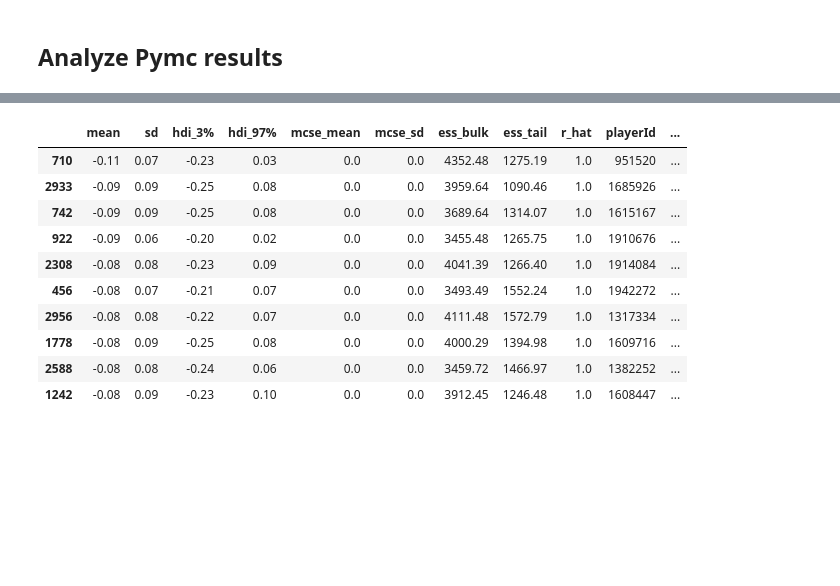
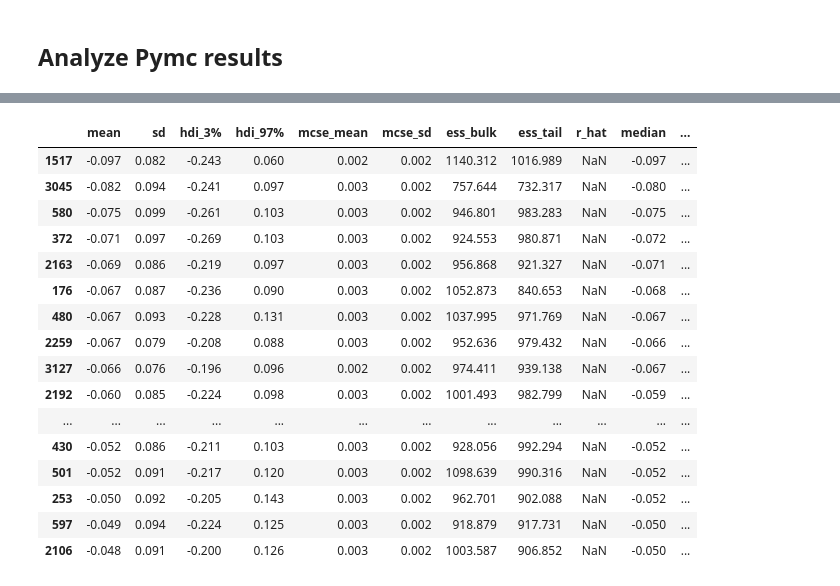
Before and after one commit to fshemaj/Machine-Learning-Project, a Jupyter notebook: CBB_RAPM/CBB_Rapm_Bayesian_Model.ipynb, the cells around one changed output, grey strips where cells are left out. Drawn from its saved outputs; the diff is of its cells as text; code cells hidden in the pictures; blank space fills up the shorter version.

Commit message:
fitting on all of men's  23-24 season data

```diff
--- a/CBB_RAPM/CBB_Rapm_Bayesian_Model.ipynb
+++ b/CBB_RAPM/CBB_Rapm_Bayesian_Model.ipynb
@@ -2921,0 +3436,3 @@ poss_df = bq.query(poss_query).to_dataframe()
+# %%
+n_samples = len(poss_df)
+n_features = X_sparse_full.shape[1]
@@ -2921,0 +3503,22 @@ poss_df = bq.query(poss_query).to_dataframe()
+# %%
+off_def_adj_priors = np.array(pd.concat([player_w_mins_adj_prior['adjusted_ortg'],\
+                                     player_w_mins_adj_prior['adjusted_drtg']])).reshape((2*num_players_w_mins,1))
+print(off_def_adj_priors.shape)
+
+# Placeholder (beta) priors
+placeholder_prior_df = conf_priors_df.merge(bad_player_ortg, on='conferenceId', how='left')\
+                              .merge(bad_player_drtg, on='conferenceId', how ='left')
+placeholder_prior_df['placeholder_ortg'] = placeholder_prior_df['bad_player_ortg'] + placeholder_prior_df['ortg_adj_for_conf']
+placeholder_prior_df['placeholder_drtg'] = placeholder_prior_df['bad_player_drtg'] + placeholder_prior_df['drtg_adj_for_conf']
+placeholder_priors = np.array(pd.concat([placeholder_prior_df['placeholder_ortg'],\
+                                     placeholder_prior_df['placeholder_drtg']])).reshape((2*num_conferences,1))
+print(placeholder_priors.shape)
+
+# 'is_home' column (beta) prior
+print(np.mean(poss_df.loc[poss_df.is_home == 1,'ptsScored']) - np.mean(poss_df.loc[poss_df.is_home==0,'ptsScored']))
+is_home_prior = np.array(0.1).reshape((1,1)) # setting it using the output from line above ^
+print(is_home_prior.shape)
+
+# all beta priors
+all_beta_priors = np.concatenate((off_def_adj_priors, placeholder_priors, is_home_prior), axis=0)
+print(all_beta_priors.shape)
@@ -2922,2 +3696,5 @@ poss_df = bq.query(poss_query).to_dataframe()
 # %% [markdown]
 ## Analyze Pymc results
+# %%
+summary_df = az.summary(trace, round_to=3, stat_funcs={'median': np.median}) # beta unadjusted version
+summary_df.shape
@@ -2923,0 +3718,5 @@ poss_df = bq.query(poss_query).to_dataframe()
+# %%
+defense_summary = summary_df.loc[summary_df.index.str.contains('beta')][num_players_w_mins:(2*num_players_w_mins)]
+defense_summary['playerId'] = players_with_mins
+defense_summary = defense_summary.merge(prior_df[['playerId','fullName','drtgPlayer']], on='playerId', how='left')
+defense_summary.shape
@@ -2965,15 +3972,21 @@ warp_prior.sort_values(by='warp', ascending=False).head(20)
 # %%
-# top defensive players
-defense_summary.sort_values(by='mean', ascending=True).head(10).merge(warp_prior[['playerId','warp']], on='playerId', how='left')
+# top defensive players - adjusted 100k rows of data
+defense_summary.sort_values(by='mean', ascending=True).head(20)
 # %% [output]
-|  | mean | sd | hdi_3% | hdi_97% | mcse_mean | mcse_sd | ess_bulk | ess_tail | r_hat | playerId | ... |
-| 710 | -0.11 | 0.07 | -0.23 | 0.03 | 0.0 | 0.0 | 4352.48 | 1275.19 | 1.0 | 951520 | ... |
-| 2933 | -0.09 | 0.09 | -0.25 | 0.08 | 0.0 | 0.0 | 3959.64 | 1090.46 | 1.0 | 1685926 | ... |
-| 742 | -0.09 | 0.09 | -0.25 | 0.08 | 0.0 | 0.0 | 3689.64 | 1314.07 | 1.0 | 1615167 | ... |
-| 922 | -0.09 | 0.06 | -0.20 | 0.02 | 0.0 | 0.0 | 3455.48 | 1265.75 | 1.0 | 1910676 | ... |
-| 2308 | -0.08 | 0.08 | -0.23 | 0.09 | 0.0 | 0.0 | 4041.39 | 1266.40 | 1.0 | 1914084 | ... |
-| 456 | -0.08 | 0.07 | -0.21 | 0.07 | 0.0 | 0.0 | 3493.49 | 1552.24 | 1.0 | 1942272 | ... |
-| 2956 | -0.08 | 0.08 | -0.22 | 0.07 | 0.0 | 0.0 | 4111.48 | 1572.79 | 1.0 | 1317334 | ... |
-| 1778 | -0.08 | 0.09 | -0.25 | 0.08 | 0.0 | 0.0 | 4000.29 | 1394.98 | 1.0 | 1609716 | ... |
-| 2588 | -0.08 | 0.08 | -0.24 | 0.06 | 0.0 | 0.0 | 3459.72 | 1466.97 | 1.0 | 1382252 | ... |
-| 1242 | -0.08 | 0.09 | -0.23 | 0.10 | 0.0 | 0.0 | 3912.45 | 1246.48 | 1.0 | 1608447 | ... |
+|  | mean | sd | hdi_3% | hdi_97% | mcse_mean | mcse_sd | ess_bulk | ess_tail | r_hat | median | ... |
+| 1517 | -0.097 | 0.082 | -0.243 | 0.060 | 0.002 | 0.002 | 1140.312 | 1016.989 | NaN | -0.097 | ... |
+| 3045 | -0.082 | 0.094 | -0.241 | 0.097 | 0.003 | 0.002 | 757.644 | 732.317 | NaN | -0.080 | ... |
+| 580 | -0.075 | 0.099 | -0.261 | 0.103 | 0.003 | 0.002 | 946.801 | 983.283 | NaN | -0.075 | ... |
+| 372 | -0.071 | 0.097 | -0.269 | 0.103 | 0.003 | 0.002 | 924.553 | 980.871 | NaN | -0.072 | ... |
+| 2163 | -0.069 | 0.086 | -0.219 | 0.097 | 0.003 | 0.002 | 956.868 | 921.327 | NaN | -0.071 | ... |
+| 176 | -0.067 | 0.087 | -0.236 | 0.090 | 0.003 | 0.002 | 1052.873 | 840.653 | NaN | -0.068 | ... |
+| 480 | -0.067 | 0.093 | -0.228 | 0.131 | 0.003 | 0.002 | 1037.995 | 971.769 | NaN | -0.067 | ... |
+| 2259 | -0.067 | 0.079 | -0.208 | 0.088 | 0.003 | 0.002 | 952.636 | 979.432 | NaN | -0.066 | ... |
+| 3127 | -0.066 | 0.076 | -0.196 | 0.096 | 0.002 | 0.002 | 974.411 | 939.138 | NaN | -0.067 | ... |
+| 2192 | -0.060 | 0.085 | -0.224 | 0.098 | 0.003 | 0.002 | 1001.493 | 982.799 | NaN | -0.059 | ... |
+| ... | ... | ... | ... | ... | ... | ... | ... | ... | ... | ... | ... |
+| 430 | -0.052 | 0.086 | -0.211 | 0.103 | 0.003 | 0.002 | 928.056 | 992.294 | NaN | -0.052 | ... |
+| 501 | -0.052 | 0.091 | -0.217 | 0.120 | 0.003 | 0.002 | 1098.639 | 990.316 | NaN | -0.052 | ... |
+| 253 | -0.050 | 0.092 | -0.205 | 0.143 | 0.003 | 0.002 | 962.701 | 902.088 | NaN | -0.052 | ... |
+| 597 | -0.049 | 0.094 | -0.224 | 0.125 | 0.003 | 0.002 | 918.879 | 917.731 | NaN | -0.050 | ... |
+| 2106 | -0.048 | 0.091 | -0.200 | 0.126 | 0.003 | 0.002 | 1003.587 | 906.852 | NaN | -0.050 | ... |
```
Also changed, not shown: parts of 84 cells of this notebook.
